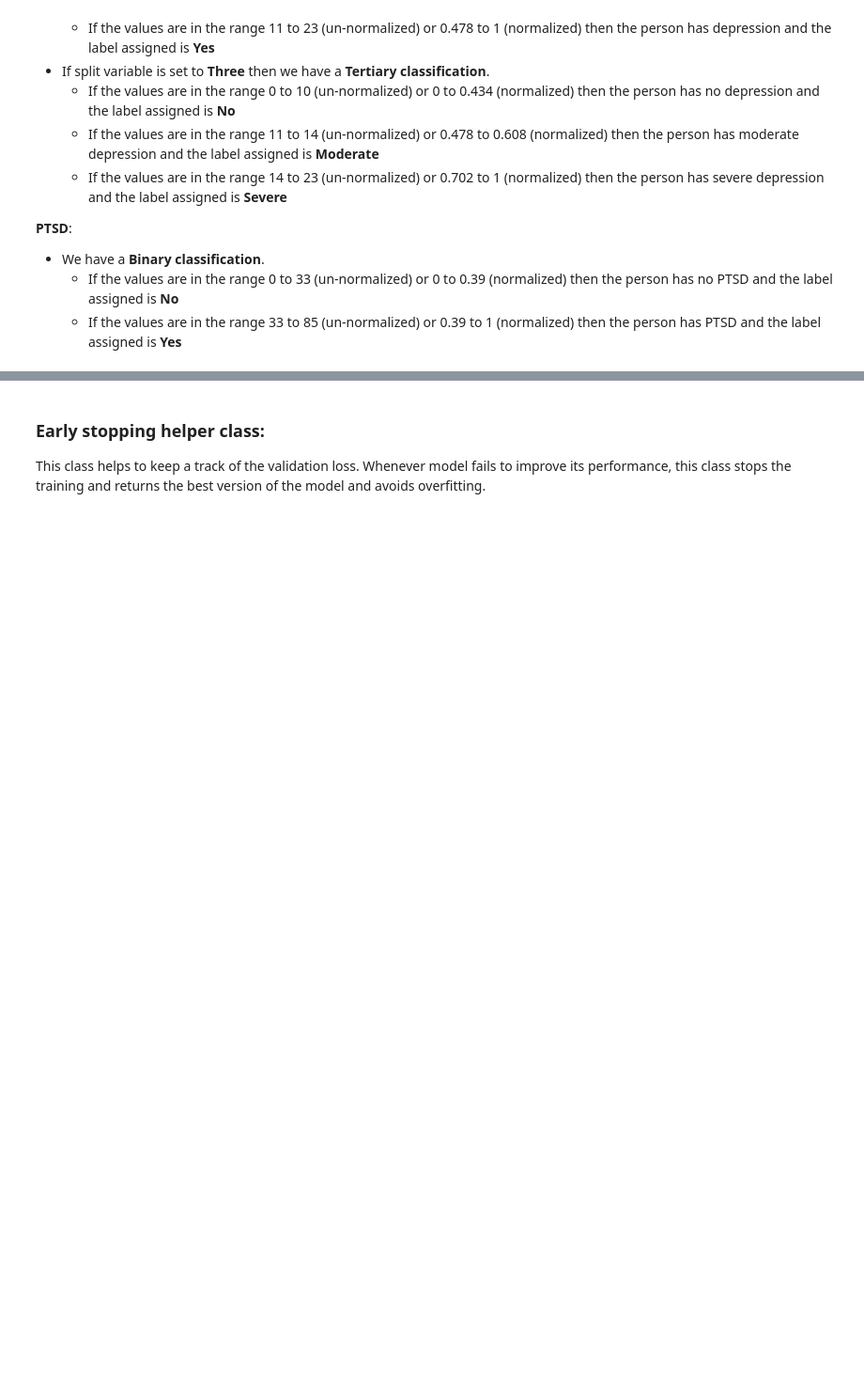
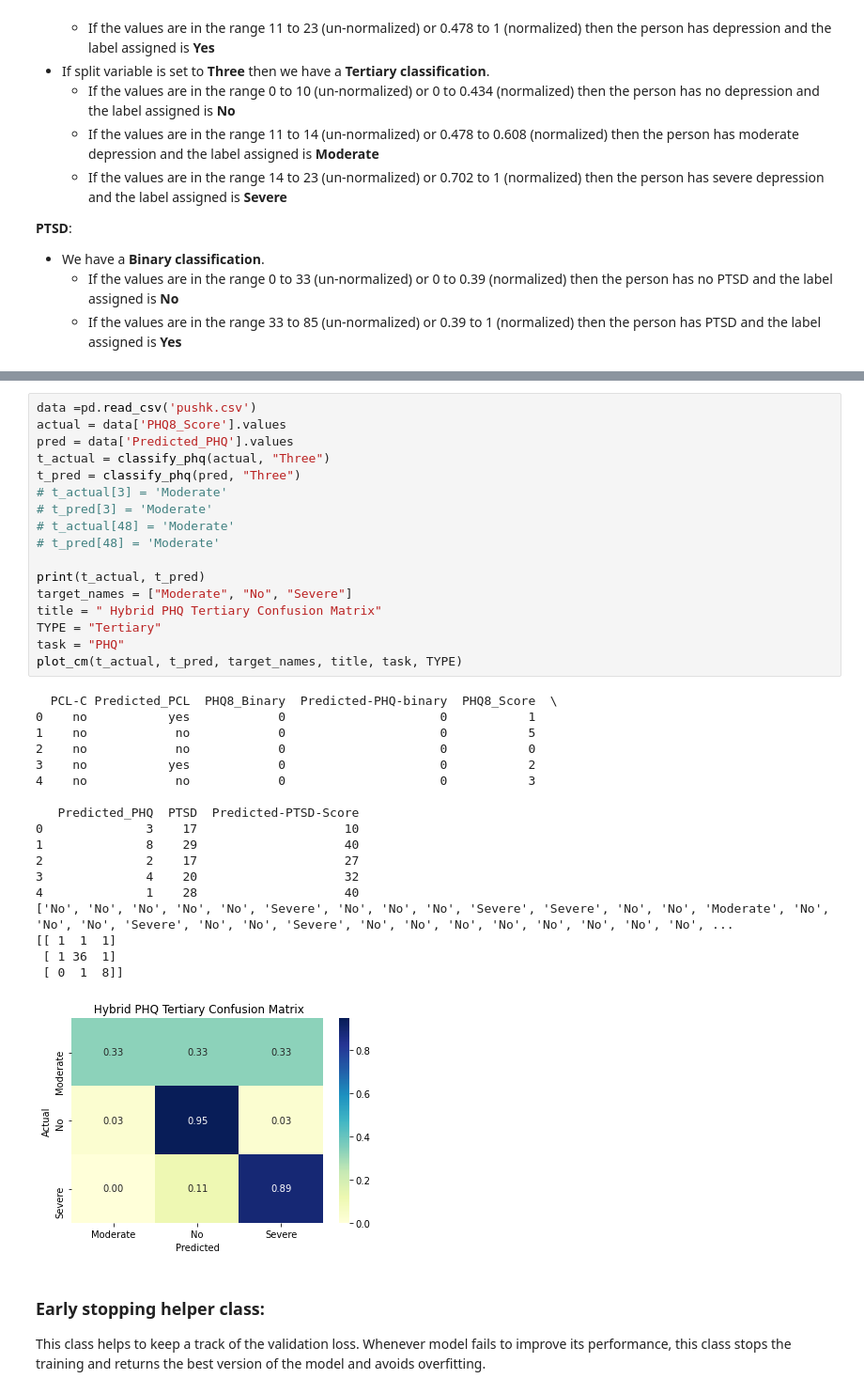
Before and after one commit to Alpha-Raj/Depression-Detection, a Jupyter notebook: Depression_detectoin.ipynb, the cells around one changed output, grey strips where cells are left out. Shown at 94% size. Drawn from its saved outputs; the diff is of its cells as text; blank space fills up the shorter version.

```diff
--- a/Depression_detectoin.ipynb
+++ b/Depression_detectoin.ipynb
@@ -292,3 +308,39 @@ def classify_ptsd(label):
+# %%
+data =pd.read_csv('pushk.csv')
+actual = data['PHQ8_Score'].values
+pred = data['Predicted_PHQ'].values
+t_actual = classify_phq(actual, "Three")
+t_pred = classify_phq(pred, "Three")
+# t_actual[3] = 'Moderate'
+# t_pred[3] = 'Moderate'
+# t_actual[48] = 'Moderate'
+# t_pred[48] = 'Moderate'
+
+print(t_actual, t_pred)
+target_names = ["Moderate", "No", "Severe"]
+title = " Hybrid PHQ Tertiary Confusion Matrix"
+TYPE = "Tertiary"
+task = "PHQ"
+plot_cm(t_actual, t_pred, target_names, title, task, TYPE)
+# %% [output]
+  PCL-C Predicted_PCL  PHQ8_Binary  Predicted-PHQ-binary  PHQ8_Score  \
+0    no           yes            0                     0           1
+1    no            no            0                     0           5
+2    no            no            0                     0           0
+3    no           yes            0                     0           2
+4    no            no            0                     0           3
+
+   Predicted_PHQ  PTSD  Predicted-PTSD-Score
+0              3    17                    10
+1              8    29                    40
+2              2    17                    27
+3              4    20                    32
+4              1    28                    40
+['No', 'No', 'No', 'No', 'No', 'Severe', 'No', 'No', 'No', 'Severe', 'Severe', 'No', 'No', 'Moderate', 'No', 'No', 'No', 'Severe', 'No', 'No', 'Severe', 'No', 'No', 'No', 'No', 'No', 'No', 'No', 'No', ...
+[[ 1  1  1]
+ [ 1 36  1]
+ [ 0  1  8]]
+[figure, added]
 # %% [markdown]
 ### Early stopping helper class:
 
```
Also changed, not shown: parts of 13 cells of this notebook.
